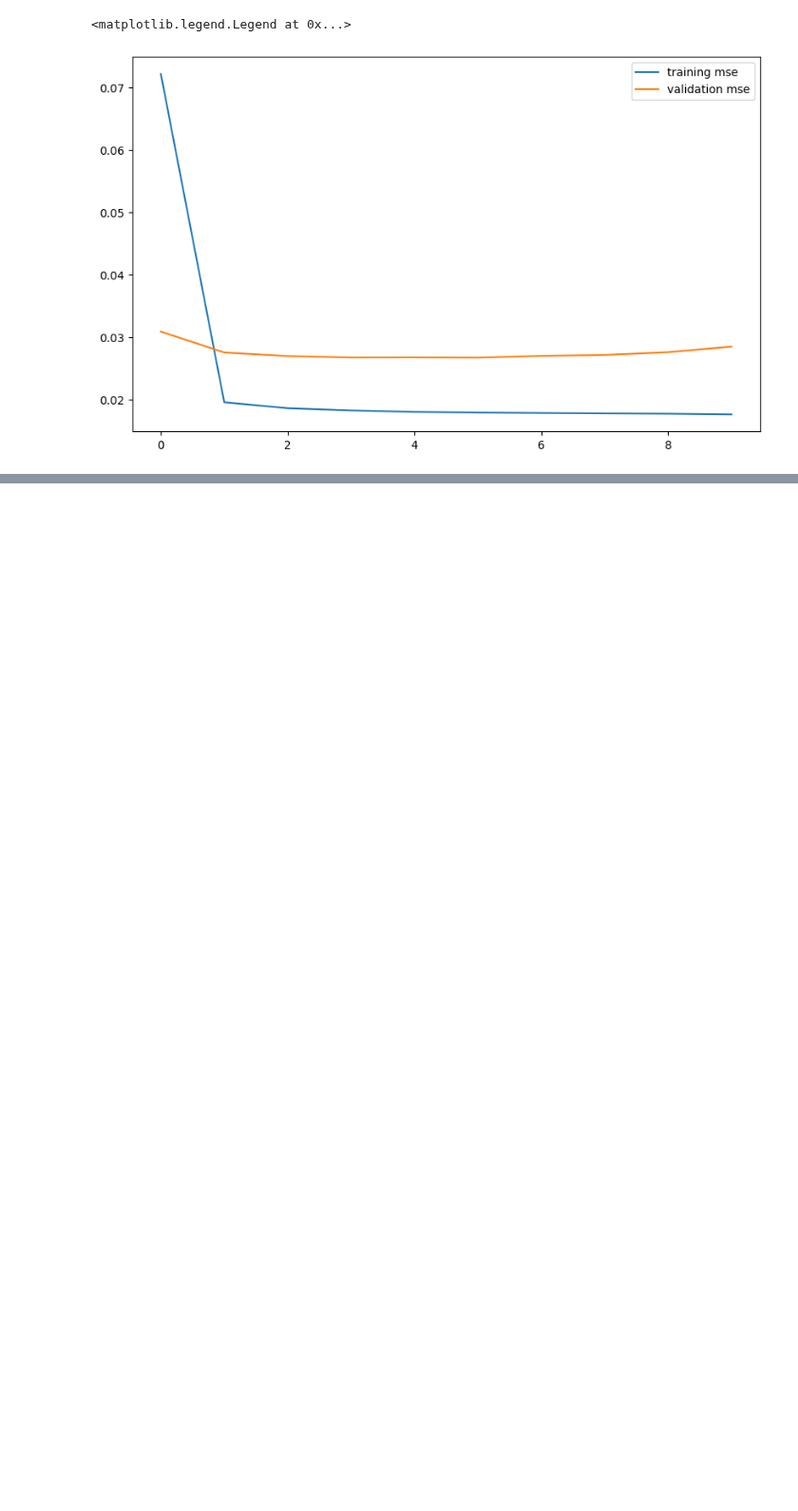
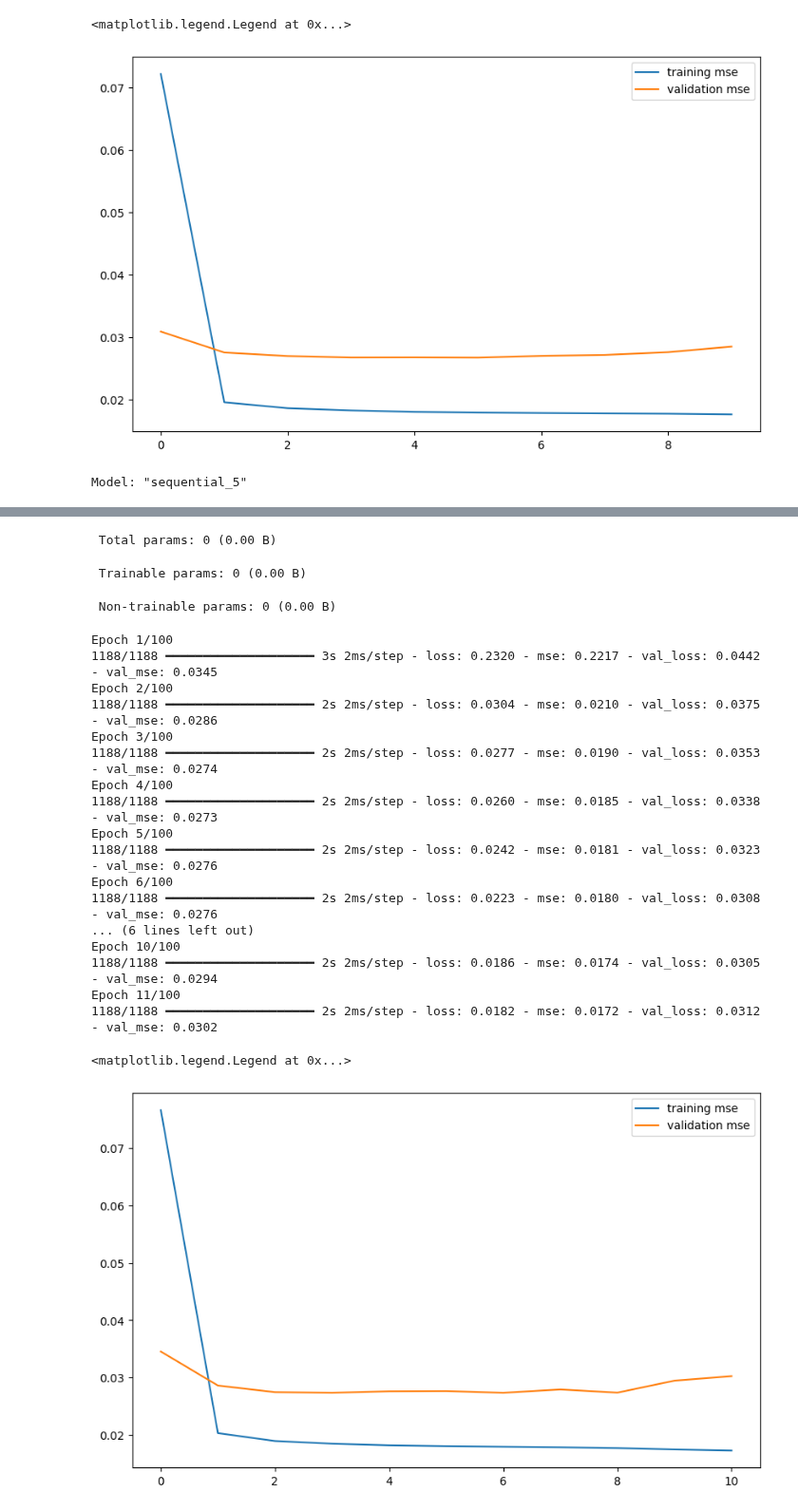
Before and after one commit to dr17549/BD2_coursework, a Jupyter notebook: Code/assignment.ipynb, the cells around one changed output, grey strips where cells are left out. Shown at 95% size. Cells and saved outputs as stored; diff of their text form; code cells hidden in the pictures; blank space fills up the shorter version.

```diff
--- a/Code/assignment.ipynb
+++ b/Code/assignment.ipynb
@@ -123,3 +123,32 @@ Epoch 10/100
 1188/1188 ━━━━━━━━━━━━━━━━━━━━ 1s 1ms/step - loss: 0.0186 - mse: 0.0176 - val_loss: 0.0294 - val_mse: 0.0285
 <matplotlib.legend.Legend at 0x...>
 [figure]
+# %%
+# Batch normalization hugely improves the performance
+def create_model():
+    model = tf.keras.Sequential([
+        tf.keras.layers.Dense(64, activation='relu', kernel_regularizer = L1(lamda), kernel_initializer = 'he_normal'),
+        tf.keras.layers.BatchNormalization(),
+        tf.keras.layers.Dense(32, activation='relu', kernel_regularizer = L1(lamda), kernel_initializer = 'he_normal'),
+        tf.keras.layers.BatchNormalization(),
+        tf.keras.layers.Dense(1, activation='linear', kernel_regularizer = L1(lamda), kernel_initializer = 'he_normal')
+    ])
+    return model
+
+model = create_model()
+model.compile(optimizer='adam', loss='mse', metrics=['mse'])
+model.summary()
+history = model.fit(X_train, y_train,
+                    epochs=100,
+                    batch_size=batch_size,
+                    verbose=True,
+                    validation_data = (X_val, y_val),
+                    # Defined the callback to see if the validation result actually improves
+                    callbacks = [EarlyStopping(patience = patience, restore_best_weights=True)])
+
+fig, ax = plt.subplots(figsize=(10,6))
+pd.Series(history.history['mse']).plot(ax=ax, label='training mse')
+pd.Series(history.history['val_mse']).plot(ax=ax, label='validation mse')
+ax.legend()
+# %% [output]
+Model: "sequential_5"
@@ -125,0 +170,22 @@ Epoch 10/100
+ Total params: 0 (0.00 B)
+ Trainable params: 0 (0.00 B)
+ Non-trainable params: 0 (0.00 B)
+Epoch 1/100
+1188/1188 ━━━━━━━━━━━━━━━━━━━━ 3s 2ms/step - loss: 0.2320 - mse: 0.2217 - val_loss: 0.0442 - val_mse: 0.0345
+Epoch 2/100
+1188/1188 ━━━━━━━━━━━━━━━━━━━━ 2s 2ms/step - loss: 0.0304 - mse: 0.0210 - val_loss: 0.0375 - val_mse: 0.0286
+Epoch 3/100
+1188/1188 ━━━━━━━━━━━━━━━━━━━━ 2s 2ms/step - loss: 0.0277 - mse: 0.0190 - val_loss: 0.0353 - val_mse: 0.0274
+Epoch 4/100
+1188/1188 ━━━━━━━━━━━━━━━━━━━━ 2s 2ms/step - loss: 0.0260 - mse: 0.0185 - val_loss: 0.0338 - val_mse: 0.0273
+Epoch 5/100
+1188/1188 ━━━━━━━━━━━━━━━━━━━━ 2s 2ms/step - loss: 0.0242 - mse: 0.0181 - val_loss: 0.0323 - val_mse: 0.0276
+Epoch 6/100
+1188/1188 ━━━━━━━━━━━━━━━━━━━━ 2s 2ms/step - loss: 0.0223 - mse: 0.0180 - val_loss: 0.0308 - val_mse: 0.0276
+... (6 lines left out)
+Epoch 10/100
+1188/1188 ━━━━━━━━━━━━━━━━━━━━ 2s 2ms/step - loss: 0.0186 - mse: 0.0174 - val_loss: 0.0305 - val_mse: 0.0294
+Epoch 11/100
+1188/1188 ━━━━━━━━━━━━━━━━━━━━ 2s 2ms/step - loss: 0.0182 - mse: 0.0172 - val_loss: 0.0312 - val_mse: 0.0302
+<matplotlib.legend.Legend at 0x...>
+[figure, added]
```
Also changed, not shown: parts of 1 cell of this notebook.
